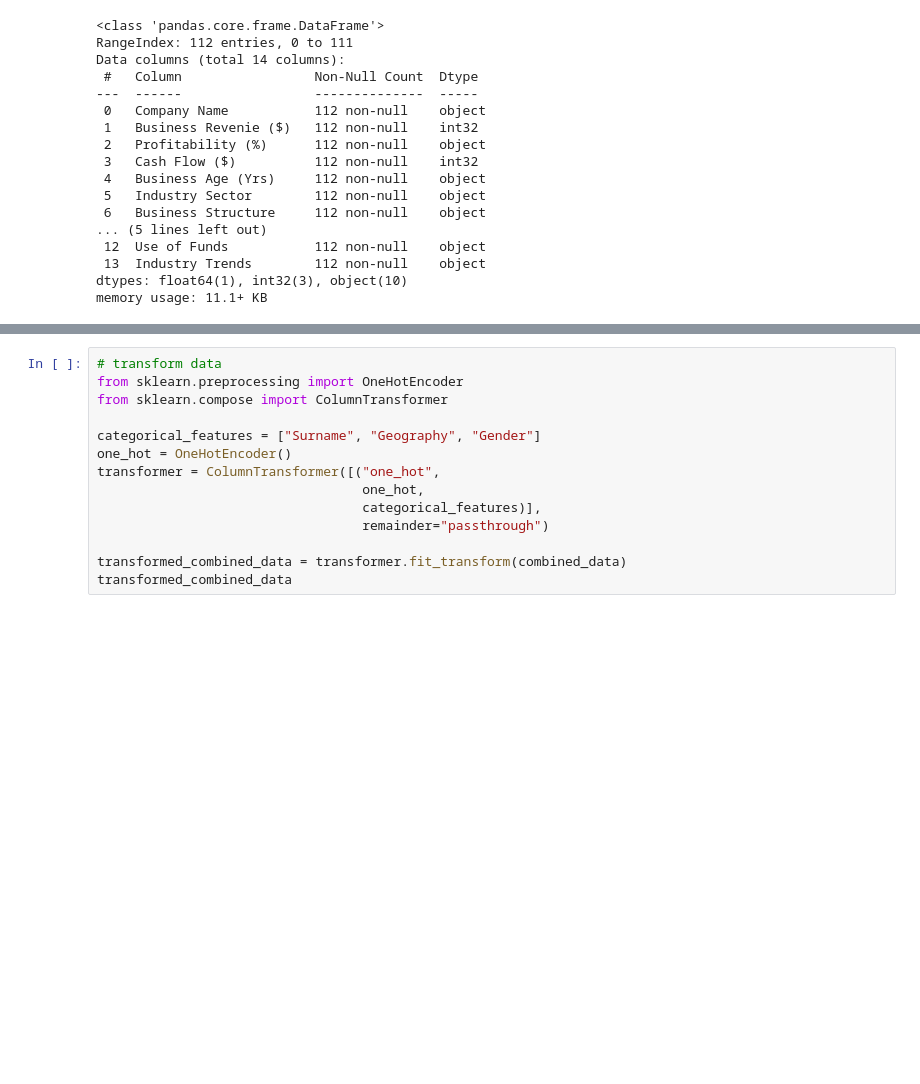
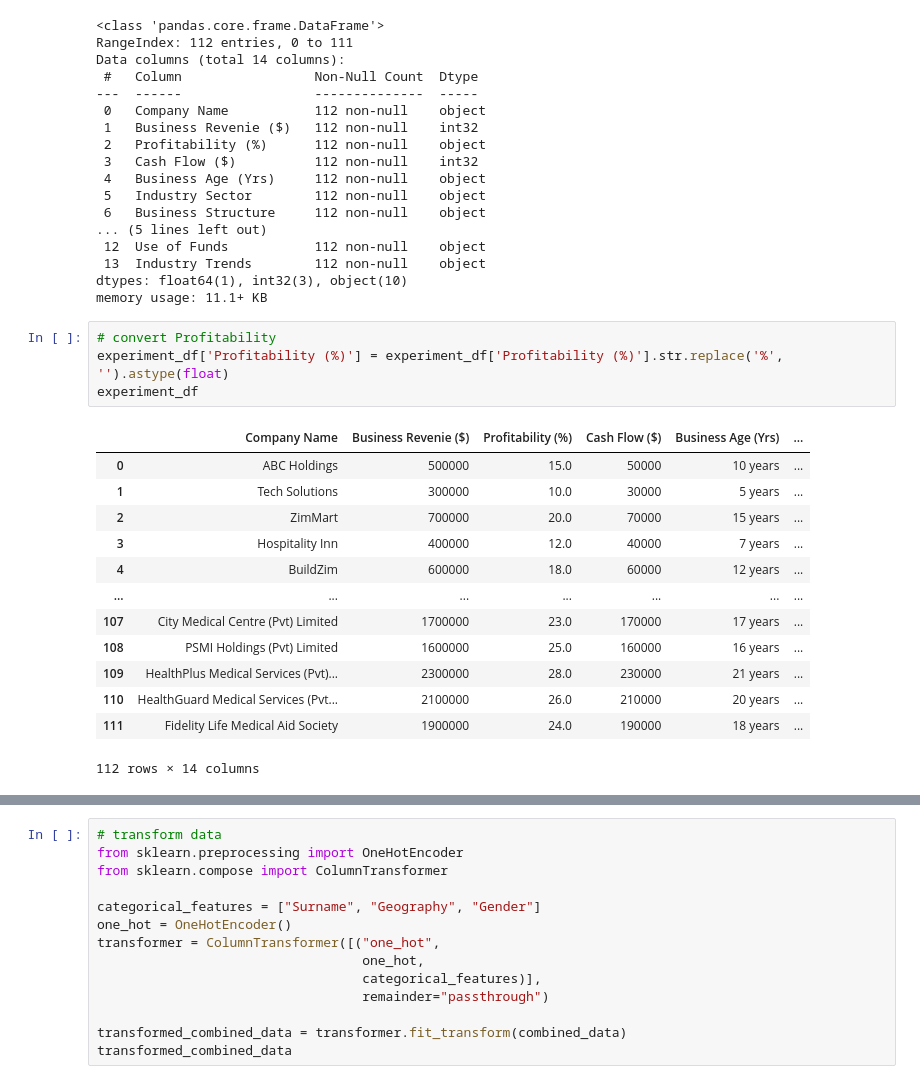
Before and after one commit to GoldenEye37/loan-approval-using-machine-learning-and-external-data-sources, a Jupyter notebook: loan_approval_using_machine_learning_and_external_data_sources.ipynb, the cells around one changed output, grey strips where cells are left out. Saved outputs shown, nothing was run; the diff lists cells and outputs as text; blank space fills up the shorter version.

Commit message:
feat:convert business age and profitability

```diff
--- a/loan_approval_using_machine_learning_and_external_data_sources.ipynb
+++ b/loan_approval_using_machine_learning_and_external_data_sources.ipynb
@@ -1263,3 +1263,21 @@ Data columns (total 14 columns):
  13  Industry Trends        112 non-null    object
 dtypes: float64(1), int32(3), object(10)
 memory usage: 11.1+ KB
+# %%
+# convert Profitability
+experiment_df['Profitability (%)'] = experiment_df['Profitability (%)'].str.replace('%', '').astype(float)
+experiment_df
+# %% [output]
+|  | Company Name | Business Revenie ($) | Profitability (%) | Cash Flow ($) | Business Age (Yrs) | ... |
+| 0 | ABC Holdings | 500000 | 15.0 | 50000 | 10 years | ... |
+| 1 | Tech Solutions | 300000 | 10.0 | 30000 | 5 years | ... |
+| 2 | ZimMart | 700000 | 20.0 | 70000 | 15 years | ... |
+| 3 | Hospitality Inn | 400000 | 12.0 | 40000 | 7 years | ... |
+| 4 | BuildZim | 600000 | 18.0 | 60000 | 12 years | ... |
+| ... | ... | ... | ... | ... | ... | ... |
+| 107 | City Medical Centre (Pvt) Limited | 1700000 | 23.0 | 170000 | 17 years | ... |
+| 108 | PSMI Holdings (Pvt) Limited | 1600000 | 25.0 | 160000 | 16 years | ... |
+| 109 | HealthPlus Medical Services (Pvt)... | 2300000 | 28.0 | 230000 | 21 years | ... |
+| 110 | HealthGuard Medical Services (Pvt... | 2100000 | 26.0 | 210000 | 20 years | ... |
+| 111 | Fidelity Life Medical Aid Society | 1900000 | 24.0 | 190000 | 18 years | ... |
+112 rows × 14 columns
```
Also changed, not shown: parts of 2 cells of this notebook.
